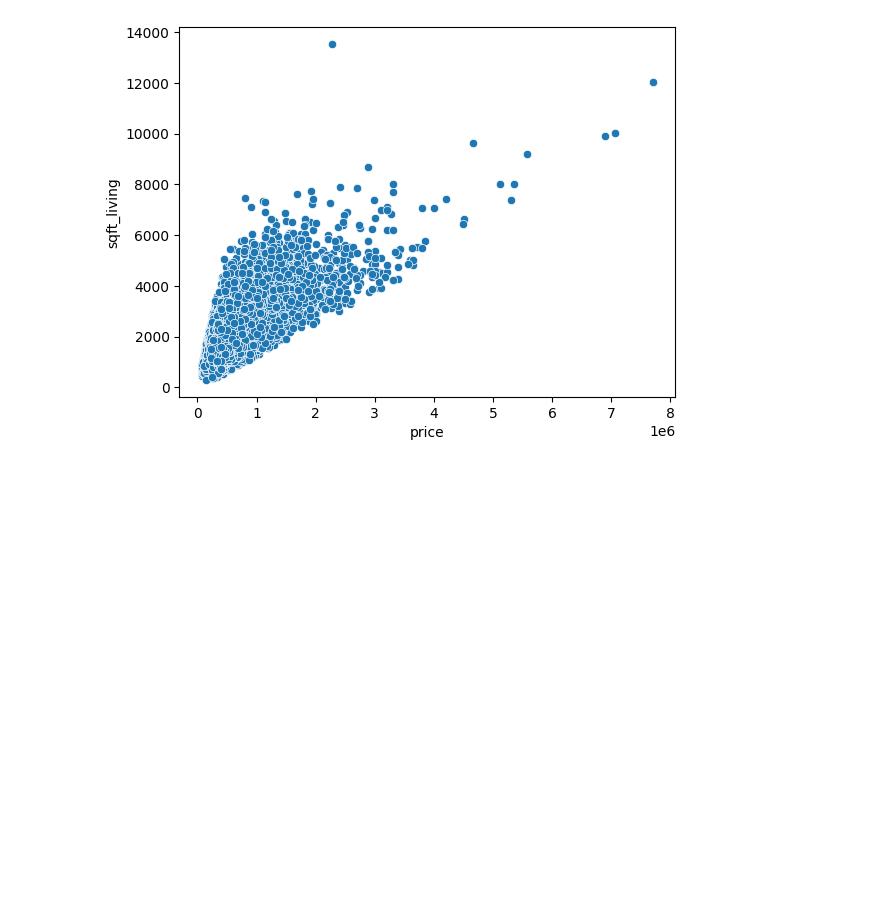
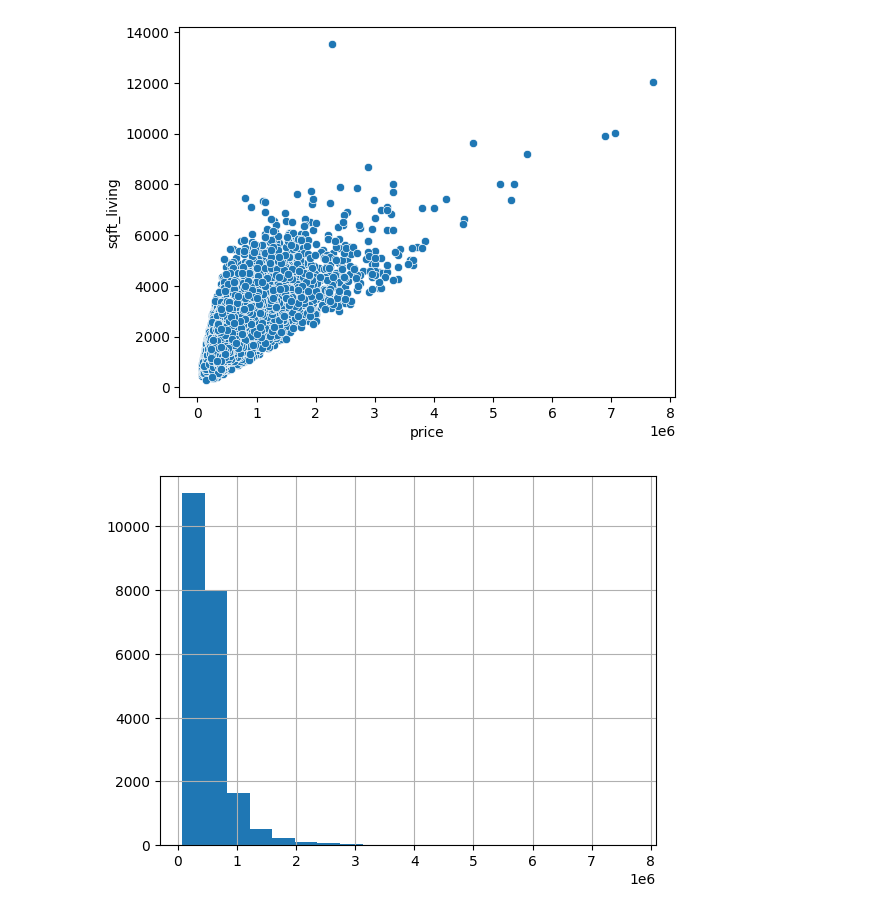
Before and after one commit to HumailShahzad/Price_Prediction_ANN, a Jupyter notebook: HousePricePreditionANN.ipynb, the cells around one changed output. Saved outputs shown, nothing was run; the diff lists cells and outputs as text; code cells hidden in the pictures; blank space fills up the shorter version.

```diff
--- a/HousePricePreditionANN.ipynb
+++ b/HousePricePreditionANN.ipynb
@@ -87,3 +88,8 @@ sns.scatterplot(x='price',y='sqft_living',data=df)
 # %% [output]
 <Axes: xlabel='price', ylabel='sqft_living'>
 [figure]
+# %%
+df['price'].hist(bins=20)
+plt.show()
+# %% [output]
+[figure, added]
```
Also changed, not shown: parts of 6 cells of this notebook.
